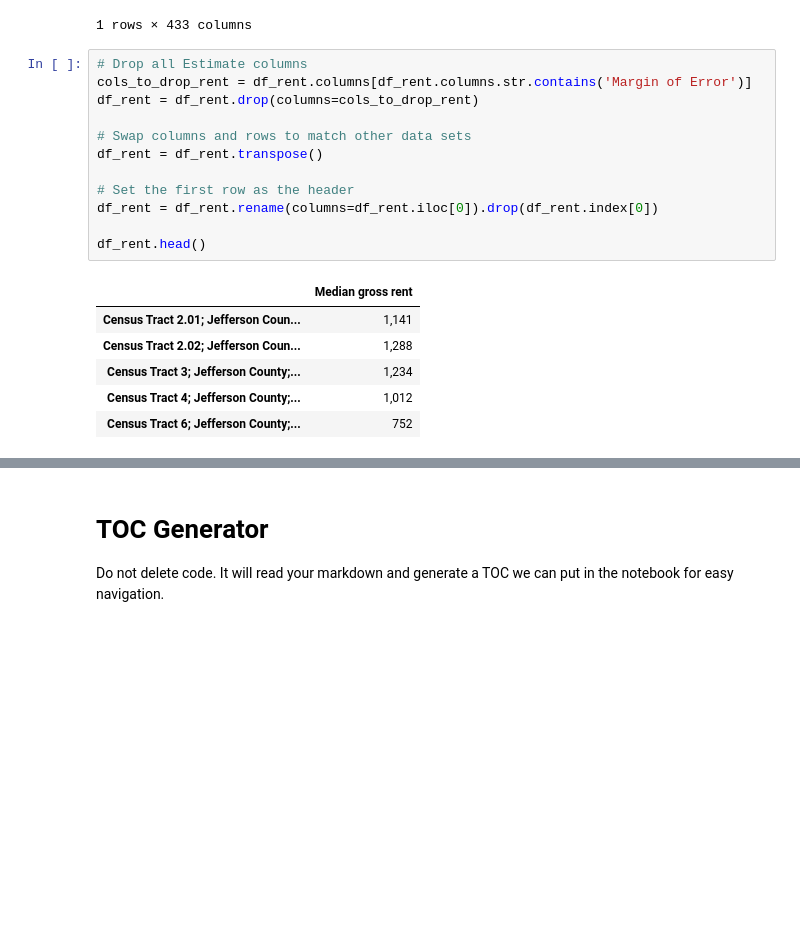
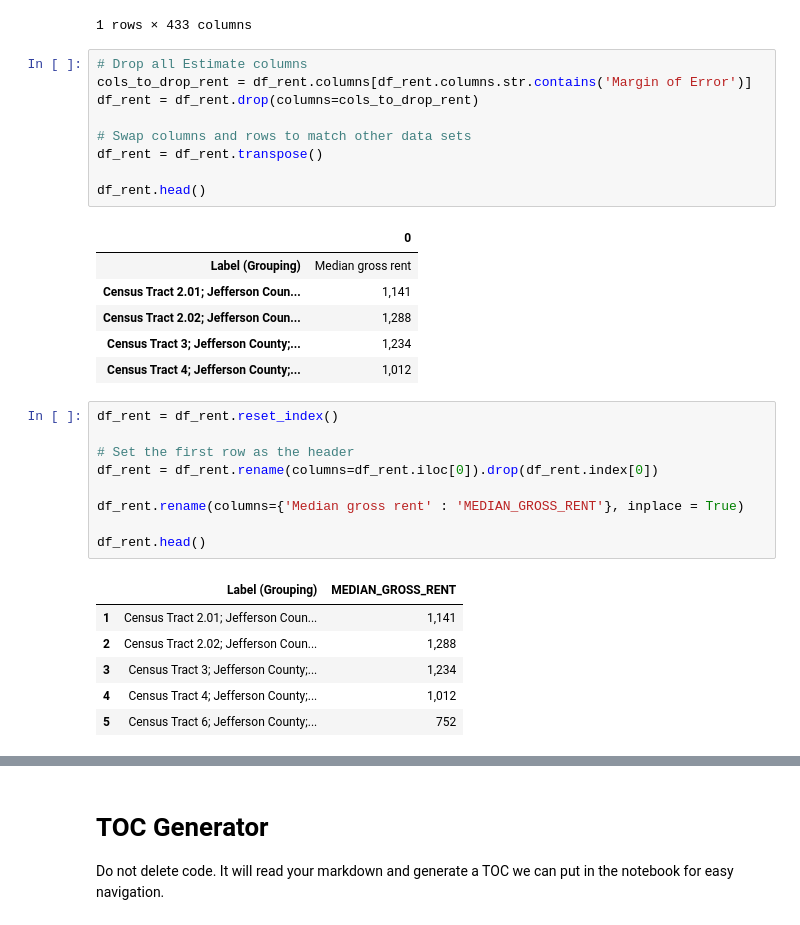
Before and after one commit to Code-You-Contributors/HUD_data_master, a Jupyter notebook: Curtis/curtis.ipynb, the cells around one changed output, grey strips where cells are left out. Cells and saved outputs as stored; diff of their text form; blank space fills up the shorter version.

Commit message:
wrangled and outputted clean median gross rent csv

```diff
--- a/Curtis/curtis.ipynb
+++ b/Curtis/curtis.ipynb
@@ -202,14 +202,27 @@ df_rent = df_rent.drop(columns=cols_to_drop_rent)
 # Swap columns and rows to match other data sets
 df_rent = df_rent.transpose()
 
-# Set the first row as the header
-df_rent = df_rent.rename(columns=df_rent.iloc[0]).drop(df_rent.index[0])
-
 df_rent.head()
 # %% [output]
-|  | Median gross rent |
+|  | 0 |
+| Label (Grouping) | Median gross rent |
 | Census Tract 2.01; Jefferson Coun... | 1,141 |
 | Census Tract 2.02; Jefferson Coun... | 1,288 |
 | Census Tract 3; Jefferson County;... | 1,234 |
 | Census Tract 4; Jefferson County;... | 1,012 |
-| Census Tract 6; Jefferson County;... | 752 |
+# %%
+df_rent = df_rent.reset_index()
+
+# Set the first row as the header
+df_rent = df_rent.rename(columns=df_rent.iloc[0]).drop(df_rent.index[0])
+
+df_rent.rename(columns={'Median gross rent' : 'MEDIAN_GROSS_RENT'}, inplace = True)
+
+df_rent.head()
+# %% [output]
+|  | Label (Grouping) | MEDIAN_GROSS_RENT |
+| 1 | Census Tract 2.01; Jefferson Coun... | 1,141 |
+| 2 | Census Tract 2.02; Jefferson Coun... | 1,288 |
+| 3 | Census Tract 3; Jefferson County;... | 1,234 |
+| 4 | Census Tract 4; Jefferson County;... | 1,012 |
+| 5 | Census Tract 6; Jefferson County;... | 752 |
```
Also changed, not shown: parts of 4 cells of this notebook, 2 other files.
